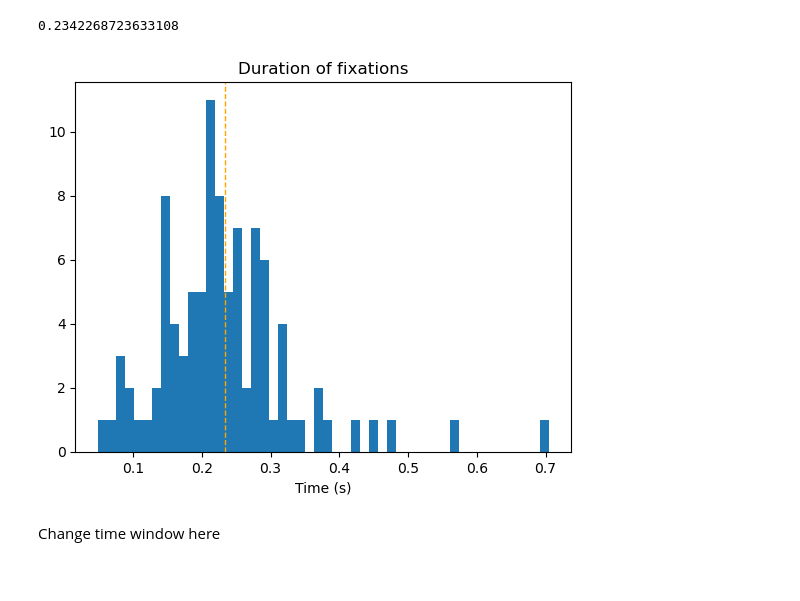
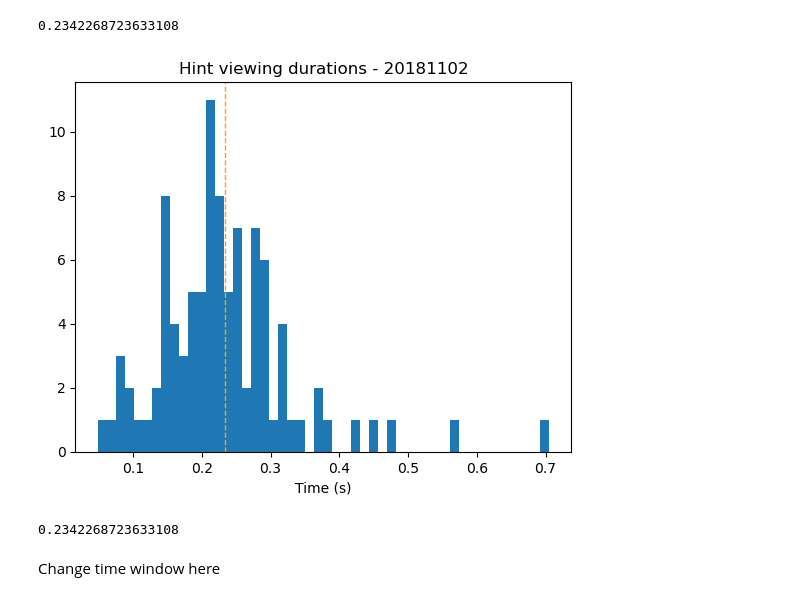
Before and after one commit to josephchengyx/Hippocampus_Decoding, a Jupyter notebook: hint_responses_v2.ipynb, the cells around one changed output. Cells and saved outputs as stored; diff of their text form; code cells hidden in the pictures.

```diff
--- a/hint_responses_v2.ipynb
+++ b/hint_responses_v2.ipynb
@@ -160,13 +160,15 @@ print(np.mean(hint_durs))
 # %%
 # Plot duration of fixation events as a histogram
 plt.figure()
-plt.title('Duration of fixations')
+plt.title(f'Hint viewing durations - {day_dir}')
 plt.hist(hint_durs, bins=50)
 plt.axvline(x=np.mean(hint_durs), color='orange', linewidth=1, linestyle='--')
 plt.xlabel('Time (s)')
 plt.show()
+np.mean(hint_durs)
 # %% [output]
-[figure, old version]
+[figure, new version]
+0.2342268723633108
 # %%
 # Bin entire session into 250 ms time bins, aligned to the start of each cue phase for each trial
 session_intervals = list()
```
Also changed, not shown: parts of 3 cells of this notebook, 2 other files.
